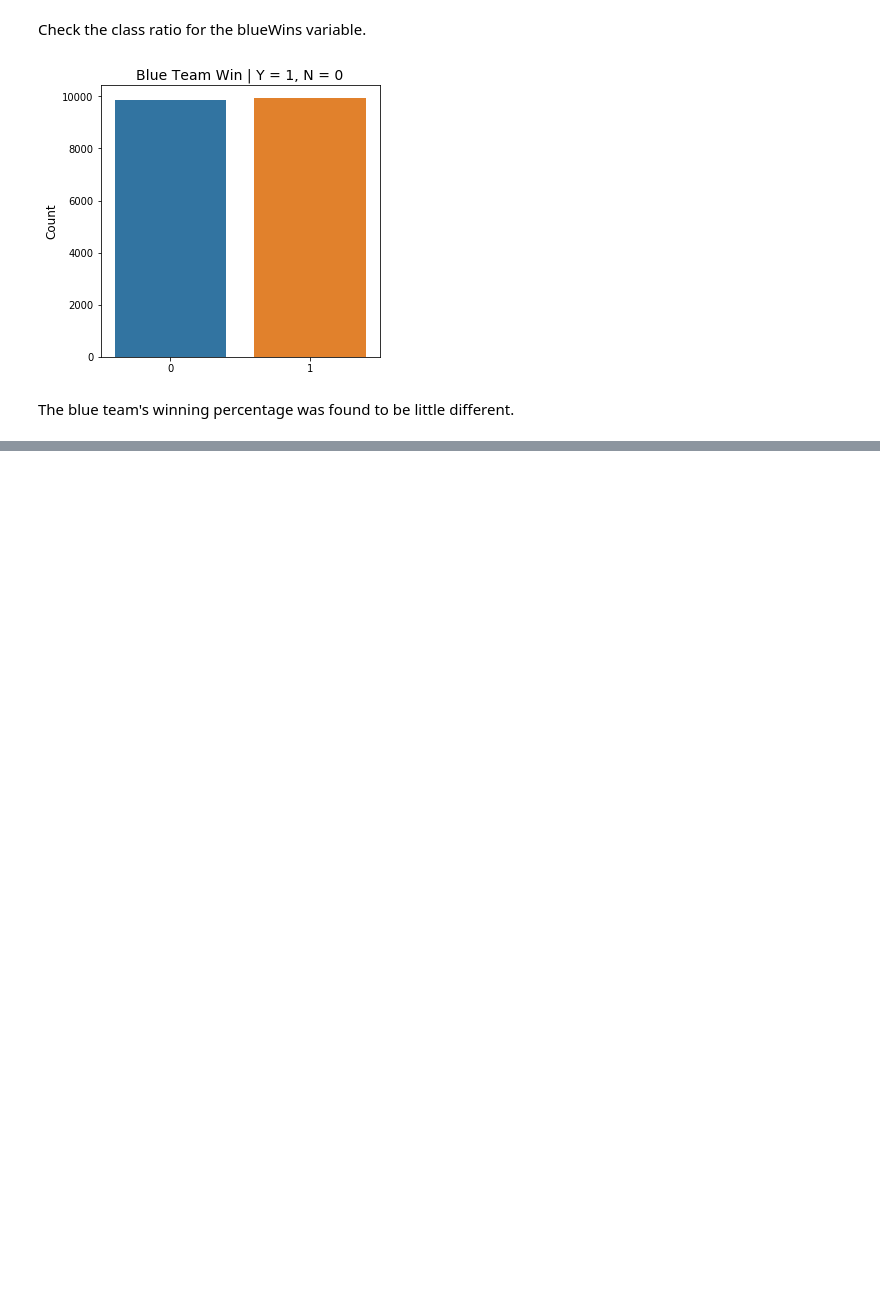
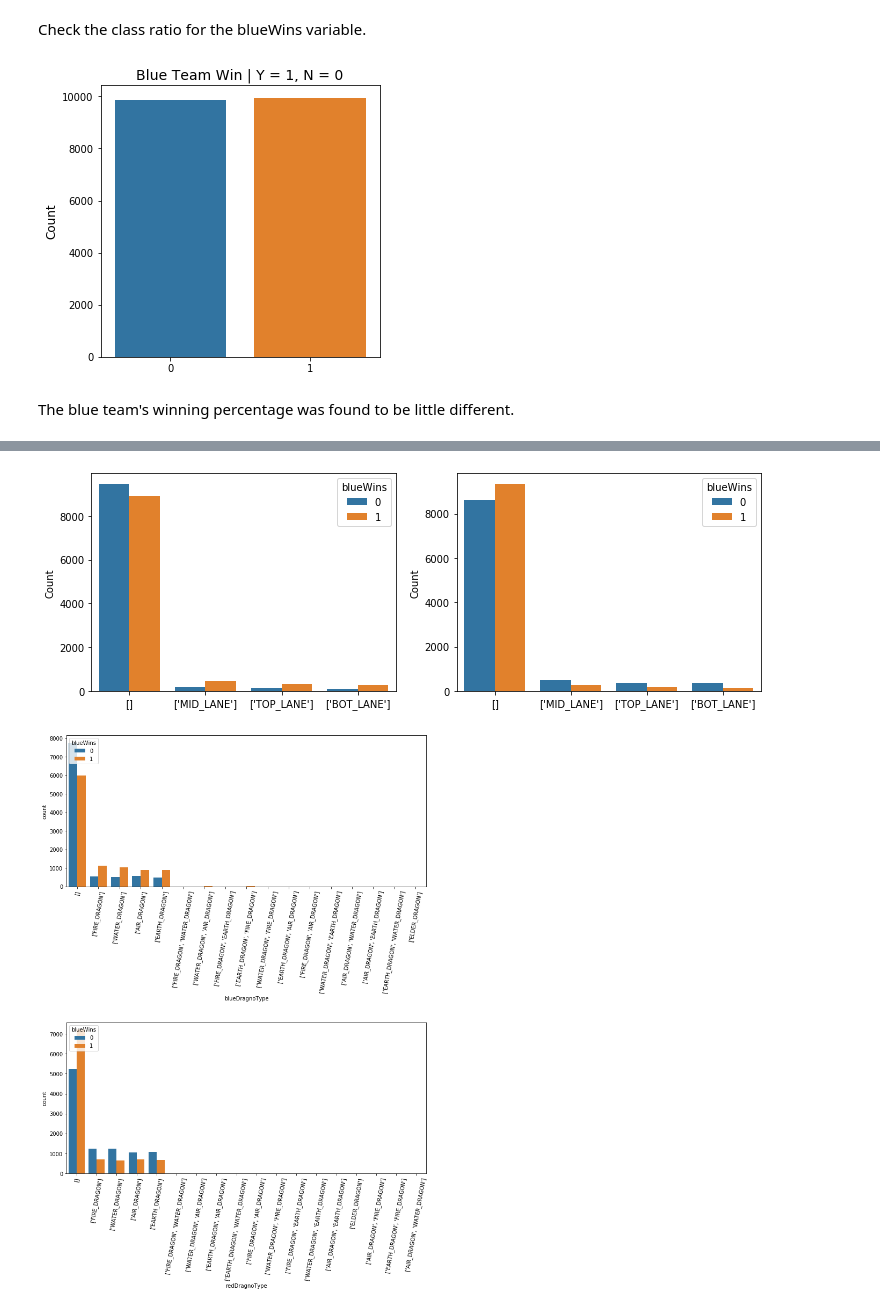
Before and after one commit to SSANGMAN/LoL, a Jupyter notebook: ipynb/Who_is_win_Exploratory Data Analysis_v1.ipynb, the cells around one changed output, grey strips where cells are left out. Saved outputs shown, nothing was run; the diff lists cells and outputs as text; code cells hidden in the pictures; blank space fills up the shorter version.

```diff
--- a/ipynb/Who_is_win_Exploratory Data Analysis_v1.ipynb
+++ b/ipynb/Who_is_win_Exploratory Data Analysis_v1.ipynb
@@ -222,0 +276,23 @@ for i, cat_col in enumerate(cat_cols[2:]):
+# %%
+cat_cols = ['blueFirstTowerLane', 'redFirstTowerLane', 'blueDragnoType', 'redDragnoType']
+length = len(train)
+
+f = plt.figure(figsize = (12, 4))
+for i,cat_col in enumerate(cat_cols[:2]):
+    f.add_subplot(1, 2, i + 1)
+    ax = sns.countplot(train[cat_col], hue = train['blueWins'],order = train[cat_col].value_counts().index)
+
+    plt.xlabel("")
+    plt.ylabel("Count")
+    plt.title("")
+
+f = plt.figure(figsize = (12, 15))
+for i, cat_col in enumerate(cat_cols[2:]):
+    f.add_subplot(2, 1, i + 1)
+    ax = sns.countplot(train[cat_col], hue = train['blueWins'], order = train[cat_col].value_counts().index)
+
+    plt.xticks(rotation = 80)
+    plt.subplots_adjust(hspace = 0.9)
+# %% [output]
+[figure, added]
+[figure, added]
```
Also changed, not shown: parts of 14 cells of this notebook.
